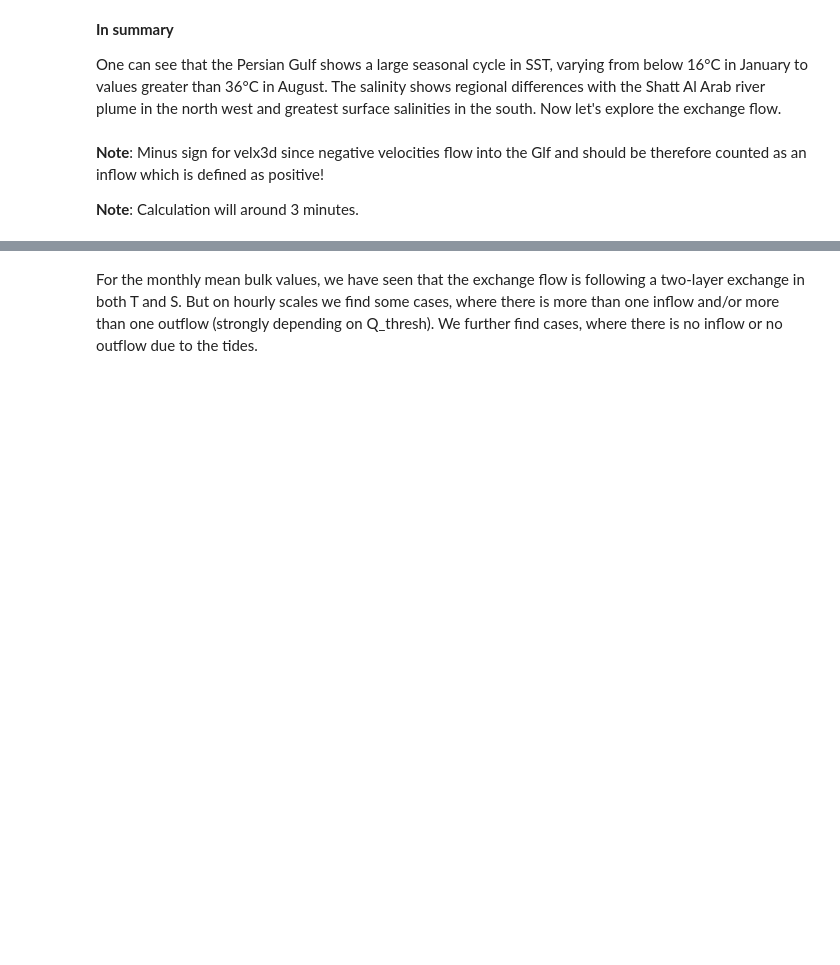
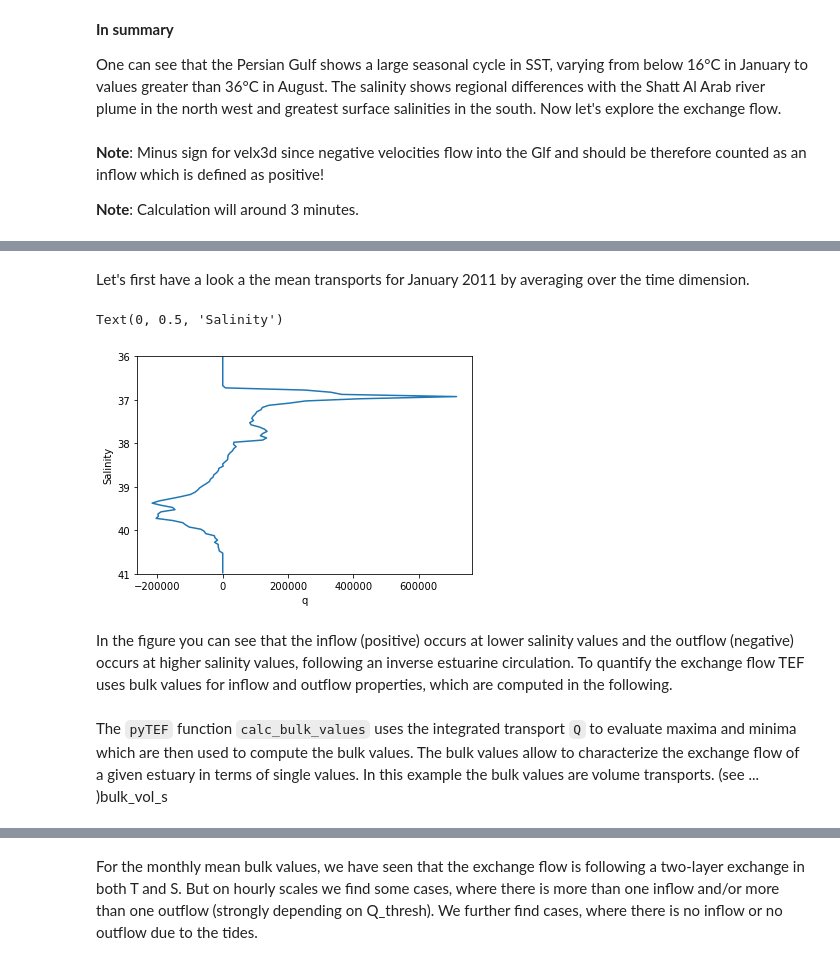
Before and after one commit to florianboergel/pyTEF, a Jupyter notebook: 01_example_persian_gulf.ipynb, the cells around one changed output, grey strips where cells are left out. Saved outputs shown, nothing was run; the diff lists cells and outputs as text; code cells hidden in the pictures; blank space fills up the shorter version.

Commit message:
Done for today; example persian gulf should be done

```diff
--- a/01_example_persian_gulf.ipynb
+++ b/01_example_persian_gulf.ipynb
@@ -13,10 +13,10 @@ import matplotlib.gridspec as gridspec
 from matplotlib.ticker import FormatStrFormatter
 import gsw as gsw
 # %%
-ds_winter = xr.open_dataset("data/SoH_2_2011_01.nc") #exchange flow in Strait of Hormuz winter
-ds_summer = xr.open_dataset("data/SoH_2_2011_01.nc") #exchange flow in Strait of Hormuz summer
-ds_2d_winter = xr.open_dataset("data/Surface_2011_01.nc") #SST and SSS winter
-ds_2d_summer = xr.open_dataset("data/Surface_2011_08.nc") #SST and SSS summer
+ds_winter = xr.open_dataset("data/SoH_2_2011_01.nc").load() #exchange flow in Strait of Hormuz winter
+ds_summer = xr.open_dataset("data/SoH_2_2011_01.nc")        #exchange flow in Strait of Hormuz summer
+ds_2d_winter = xr.open_dataset("data/Surface_2011_01.nc")   #SST and SSS winter
+ds_2d_summer = xr.open_dataset("data/Surface_2011_08.nc")   #SST and SSS summer
 # %%
 ds_2d = xr.concat([ds_2d_winter, ds_2d_summer], dim = "time").squeeze()
 # %% [markdown]
@@ -68,24 +61,0 @@ tef.calc_volume_transport(-tef.ds.velx3d, tef.ds.hn, tef.ds.dyc)
-# %%
-tef.salt_transport = -tef.ds.salt*tef.ds.velx3d*tef.ds.hn*tef.ds.dyc
-tef.temp_transport = -tef.ds.temp*tef.ds.velx3d*tef.ds.hn*tef.ds.dyc
-
-out1d_vol_transport_s  = tef.sort_1dim(sort_by_variable=tef.ds.salt,
-                       transport = tef.volume_transport,
-                       N = 100, minmaxrange=(36,41))
-
-out1d_salt_transport_s = tef.sort_1dim(sort_by_variable=tef.ds.salt,
-                       transport = tef.salt_transport,
-                       N = 100, minmaxrange=(36,41))
-
-out1d_vol_transport_t  = tef.sort_1dim(sort_by_variable=tef.ds.temp,
-                       transport = tef.volume_transport,
-                       N = 100, minmaxrange = (18,36))
-
-out1d_temp_transport_t = tef.sort_1dim(sort_by_variable=tef.ds.temp,
-                       transport = tef.temp_transport,
-                       N = 100, minmaxrange = (18,36))
-
-out2d = tef.sort_2dim(sort_by_variable=tef.ds.temp,  #first variable will be y axis
-                      sort_by_variable2=tef.ds.salt, #second variable will be x axis
-                      transport = tef.volume_transport,
-                      N = 100, minmaxrange = (18,36), minmaxrange2=(36,41))
@@ -240,0 +72,2 @@ Data variables:
+# %%
+tef.ds["volume_transport"] = -tef.ds.velx3d*tef.ds.hn*tef.ds.dyc
@@ -240,0 +78,3 @@ Data variables:
+# %%
+tef.ds["salt_transport"]   = -tef.ds.salt*tef.ds.velx3d*tef.ds.hn*tef.ds.dyc
+tef.ds["temp_transport"]   = -tef.ds.temp*tef.ds.velx3d*tef.ds.hn*tef.ds.dyc
@@ -240,0 +133,2 @@ Data variables:
+# %% [markdown]
+Let's first have a look a the mean transports for January 2011 by averaging over the time dimension.
@@ -240,0 +144,10 @@ Data variables:
+# %%
+plt.plot(q_s, q_s.var_q)
+plt.ylim([41, 36])
+plt.xlabel("q")
+plt.ylabel("Salinity")
+# %% [output]
+Text(0, 0.5, 'Salinity')
+[figure, added]
+# %% [markdown]
+In the figure you can see that the inflow (positive) occurs at lower salinity values and the outflow (negative) occurs at higher salinity values, following an inverse estuarine circulation. To quantify the exchange flow TEF uses bulk values for inflow and outflow properties, which are computed in the following.
@@ -240,0 +157,2 @@ Data variables:
+# %% [markdown]
+The `pyTEF` function `calc_bulk_values` uses the integrated transport `Q` to evaluate maxima and minima which are then used to compute the bulk values. The bulk values allow to characterize the exchange flow of a given estuary in terms of single values. In this example the bulk values are volume transports. (see ... )bulk_vol_s
```
Also changed, not shown: parts of 53 cells of this notebook, 9 other files.
